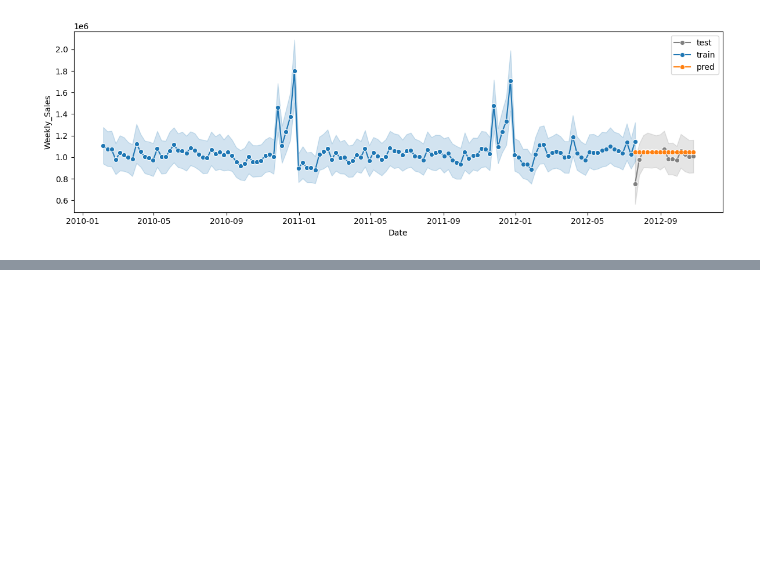
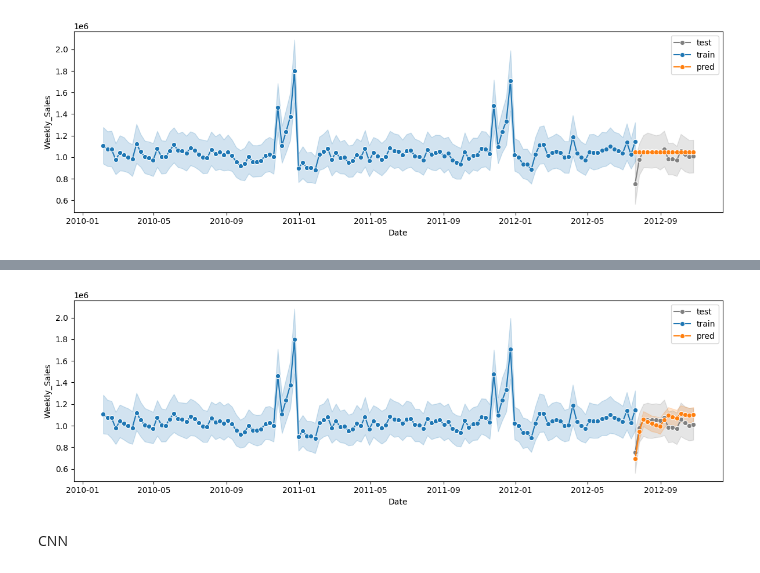
Before and after one commit to nataliastas/Time_series_forecasting, a Jupyter notebook: POF_praca_magosterska.ipynb, the cells around one changed output, grey strips where cells are left out. Saved outputs shown, nothing was run; the diff lists cells and outputs as text; code cells hidden in the pictures; blank space fills up the shorter version.

Commit message:
Adding preliminary models

```diff
--- a/POF_praca_magosterska.ipynb
+++ b/POF_praca_magosterska.ipynb
@@ -684,0 +700,24 @@ plot_predict(data_train_ready_many_features, train_len_many, prediction_XGB_many
+# %%
+scaler = StandardScaler()
+X_train = scaler.fit_transform(X_train)
+X_test = scaler.fit_transform(X_test)
+input_shape = (9,)
+
+model = Sequential()
+model.add(Dense(64, input_shape=input_shape, activation='relu'))
+model.add(Dense(32, activation='relu'))
+model.add(Dense(16, activation='relu'))
+model.add(Dense(8, activation='relu'))
+model.add(Dense(1, activation='linear'))
+
+model.compile(loss='mean_absolute_error', optimizer='adam', metrics=['mean_squared_error'])
+model.fit(X_train, Y_train, epochs=20, batch_size=10, verbose=1, validation_data=(X_test, Y_test))
+model.summary()
+
+y_train_pred = model.predict(X_train)
+y_test_pred = model.predict(X_test)
+pred = y_test_pred[:,0]
+rmse_train = float(format(np.sqrt(mean_squared_error(Y_train, y_train_pred)), '.3f'))
+rmse_test = float(format(np.sqrt(mean_squared_error(Y_test, y_test_pred)), '.3f'))
+print(rmse_train)
+print(rmse_test)
@@ -684,0 +764,6 @@ plot_predict(data_train_ready_many_features, train_len_many, prediction_XGB_many
+# %%
+plot_predict(data_train_ready_many_features, train_len_many, pred)
+# %% [output]
+[figure, added]
+# %% [markdown]
+CNN
```
Also changed, not shown: parts of 22 cells of this notebook.
